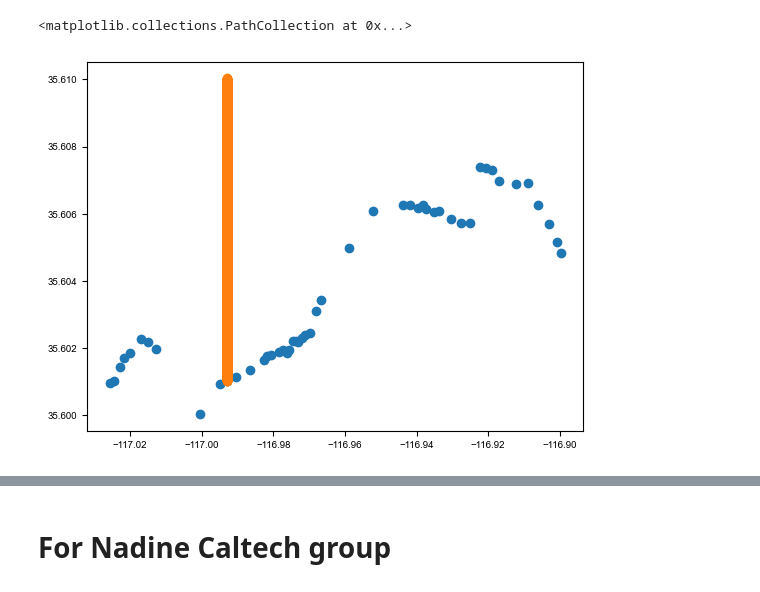
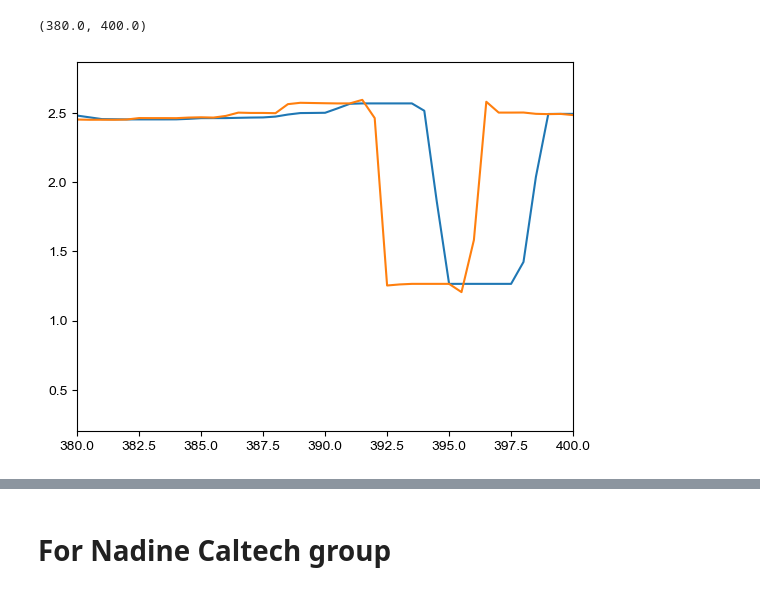
Before and after one commit to cehanagan/ImageryResources, a Jupyter notebook: Notebooks/GarlockProfileExtraction.ipynb, the cells around one changed output, grey strips where cells are left out. Drawn from its saved outputs; the diff is of its cells as text; code cells hidden in the pictures.

```diff
--- a/Notebooks/GarlockProfileExtraction.ipynb
+++ b/Notebooks/GarlockProfileExtraction.ipynb
@@ -141,6 +300,0 @@ tracks['Ortho']['EW'][0][tracks['Ortho']['EW'][0].id == 0]
-# %%
-plt.scatter(tracedf.Lon,tracedf.Lat)
-plt.scatter(tracks['Ortho']['EW'][0][tracks['Ortho']['EW'][0].id == 0].lon,tracks['Ortho']['EW'][0][tracks['Ortho']['EW'][0].id == 0].lat)
-# %% [output]
-<matplotlib.collections.PathCollection at 0x...>
-[figure, removed]
@@ -146,0 +303,7 @@ plt.scatter(tracks['Ortho']['EW'][0][tracks['Ortho']['EW'][0].id == 0].lon,track
+# %%
+plt.plot(x,data.val.rolling(10).median())
+plt.plot(x,data.val)
+plt.xlim(380,400)
+# %% [output]
+(380.0, 400.0)
+[figure, added]
```
Also changed, not shown: parts of 14 cells of this notebook, 3 other files.
